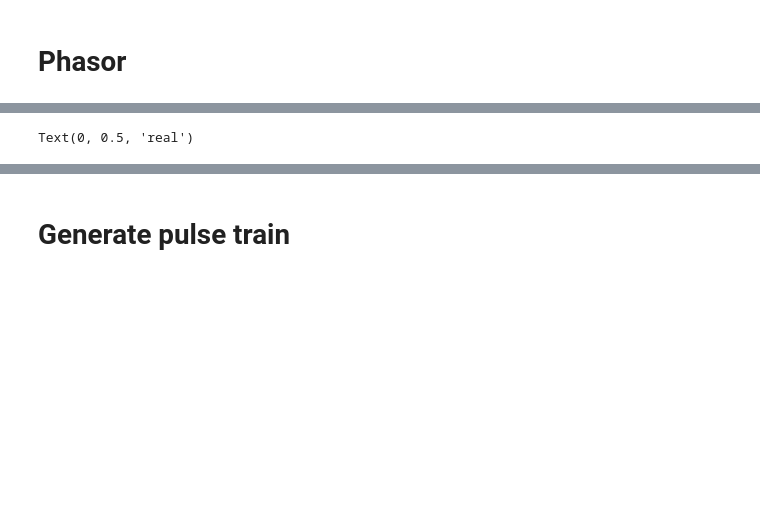
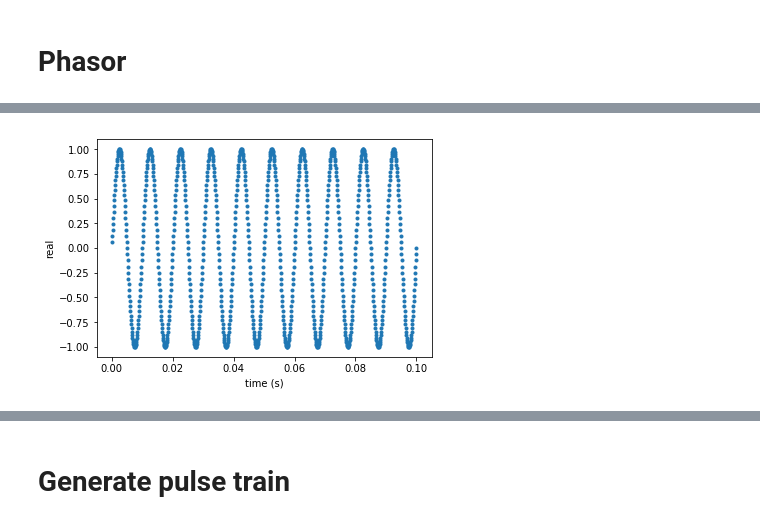
Before and after one commit to juyyeon/class2019Spring, a Jupyter notebook: sound.ipynb, the cells around one changed output, grey strips where cells are left out. Saved outputs shown, nothing was run; the diff lists cells and outputs as text; code cells hidden in the pictures; blank space fills up the shorter version.

```diff
--- a/sound.ipynb
+++ b/sound.ipynb
@@ -33,5 +131,6 @@ ax = fig.add_subplot(111)
 ax.plot(t[0:1000], s[0:1000], '.')
 ax.set_xlabel('time (s)')
 ax.set_ylabel('real')
+ipd.Audio(s, rate=sr)
 # %% [output]
 [interactive output not drawn]
@@ -39 +137 @@ ax.set_ylabel('real')
-Text(0, 0.5, 'real')
+[figure, added]
```
Also changed, not shown: parts of 14 cells of this notebook.
